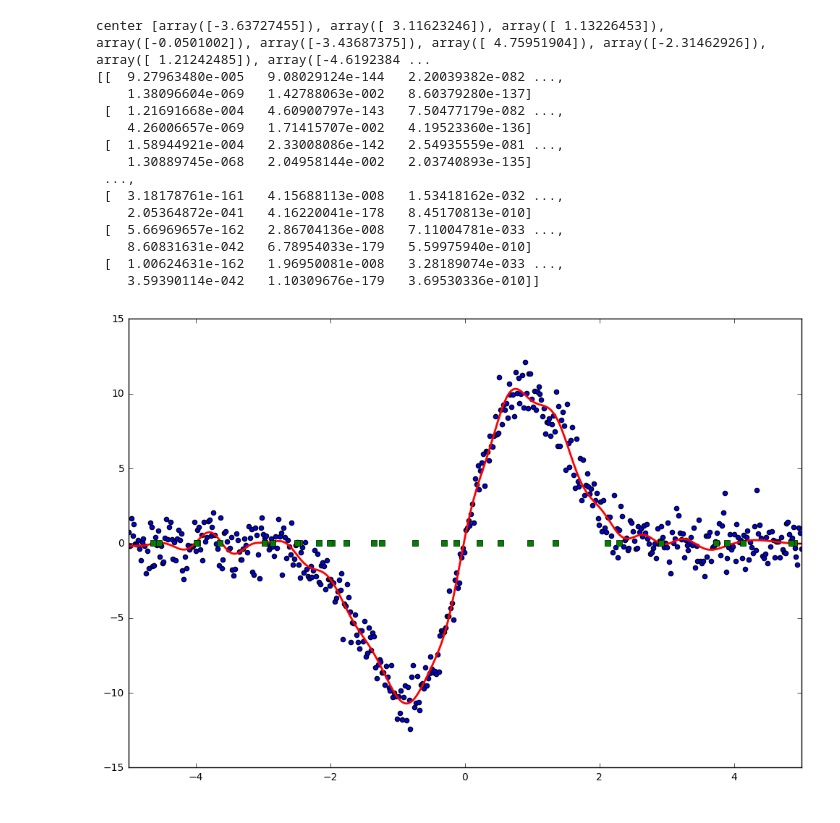
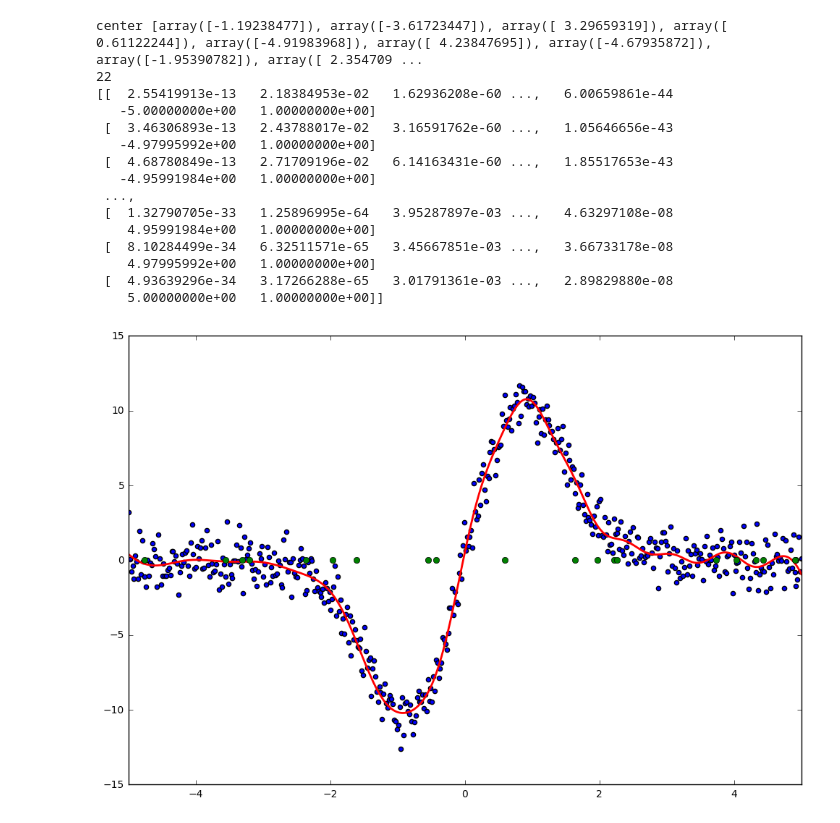
Before and after one commit to VincentBt/Projet-PGM, a Jupyter notebook: FunctionApprox.ipynb, the cells around one changed output. Saved outputs shown, nothing was run; the diff lists cells and outputs as text; code cells hidden in the pictures.

```diff
--- a/FunctionApprox.ipynb
+++ b/FunctionApprox.ipynb
@@ -39,8 +39,11 @@ def trainrbf(X, Y, beta, numNeurons):
 
     # calculate activations of RBFs
     G = activation(X, beta, numNeurons, centers)
+    G = np.append(G, X, axis =1)
+    G = np.append(G, np.ones((n,1), "float"), axis = 1)
+
+    print G.shape[1]
     print G
-
     # calculate output weights (pseudoinverse)
     W = dot(pinv(G), Y)
 
@@ -51,7 +54,9 @@ def trainrbf(X, Y, beta, numNeurons):
 def testrbf(X, W, beta, numNeurons, centers):
     """ X: matrix of dimensions n x indim """
 
-    G = _activation(X, beta, numNeurons, centers)
+    G = activation(X, beta, numNeurons, centers)
+    G = np.append(G, X, axis=1)
+    G = np.append(G, np.ones((n,1), "float"), axis=1)
     Y = dot(G, W)
     return Y
 # %%
@@ -74,58 +79,59 @@ InputDimension = 1
 OutputDimension = 1
 
 #Number of Gaussian centers
-numNeurons = 30
+numNeurons = 20
 
 #Choose the centers randomly between -1 and 1
 centers = [random.uniform(lbound, ubound, InputDimension) for i in range(numNeurons)]
 
 #Define the size of the kernels
-beta = 5
+beta = 2
 
 #Define the initial weights between 0 and 1 for each center
 W = random.random((numNeurons, OutputDimension))
 
 
 ######### Start RBF regression #############
 
 #Train the neural network on the data x
 L = trainrbf(x, y , beta, numNeurons)
 z = testrbf(x, L[0], beta, numNeurons, L[1])
 
 # plot original data
 plt.figure(figsize=(12, 8))
 
 for i in range(n):
     plt.scatter(x[i], y[i])
 
 # plot learned model
 plt.plot(x, z, 'r-', linewidth=2)
 
 # plot rbfs
-plt.plot(centers, zeros(numNeurons), 'gs')
+plt.plot(centers, zeros(numNeurons), 'go')
 
 #for c in centers:
 # RF prediction lines
     #Plot the interpolated line which corresponds to the mixture of gaussian lines
     #cx = arange(c-0.5, c+0.5, 0.01)
     #cy = [_radialbasisfunc(beta, array([cx_]), array([c])) for cx_ in cx]
     #plt.plot(cx, cy, '-', color='gray', linewidth=0.2)
 
 plt.xlim(-5, 5)
 plt.show()
 # %% [output]
-center [array([-3.63727455]), array([ 3.11623246]), array([ 1.13226453]), array([-0.0501002]), array([-3.43687375]), array([ 4.75951904]), array([-2.31462926]), array([ 1.21242485]), array([-4.6192384 ...
-[[  9.27963480e-005   9.08029124e-144   2.20039382e-082 ...,
-    1.38096604e-069   1.42788063e-002   8.60379280e-137]
- [  1.21691668e-004   4.60900797e-143   7.50477179e-082 ...,
-    4.26006657e-069   1.71415707e-002   4.19523360e-136]
- [  1.58944921e-004   2.33008086e-142   2.54935559e-081 ...,
-    1.30889745e-068   2.04958144e-002   2.03740893e-135]
+center [array([-1.19238477]), array([-3.61723447]), array([ 3.29659319]), array([ 0.61122244]), array([-4.91983968]), array([ 4.23847695]), array([-4.67935872]), array([-1.95390782]), array([ 2.354709 ...
+22
+[[  2.55419913e-13   2.18384953e-02   1.62936208e-60 ...,   6.00659861e-44
+   -5.00000000e+00   1.00000000e+00]
+ [  3.46306893e-13   2.43788017e-02   3.16591762e-60 ...,   1.05646656e-43
+   -4.97995992e+00   1.00000000e+00]
+ [  4.68780849e-13   2.71709196e-02   6.14163431e-60 ...,   1.85517653e-43
+   -4.95991984e+00   1.00000000e+00]
  ...,
- [  3.18178761e-161   4.15688113e-008   1.53418162e-032 ...,
-    2.05364872e-041   4.16220041e-178   8.45170813e-010]
- [  5.66969657e-162   2.86704136e-008   7.11004781e-033 ...,
-    8.60831631e-042   6.78954033e-179   5.59975940e-010]
- [  1.00624631e-162   1.96950081e-008   3.28189074e-033 ...,
-    3.59390114e-042   1.10309676e-179   3.69530336e-010]]
+ [  1.32790705e-33   1.25896995e-64   3.95287897e-03 ...,   4.63297108e-08
+    4.95991984e+00   1.00000000e+00]
+ [  8.10284499e-34   6.32511571e-65   3.45667851e-03 ...,   3.66733178e-08
+    4.97995992e+00   1.00000000e+00]
+ [  4.93639296e-34   3.17266288e-65   3.01791361e-03 ...,   2.89829880e-08
+    5.00000000e+00   1.00000000e+00]]
-[figure, old version]
+[figure, new version]
```
